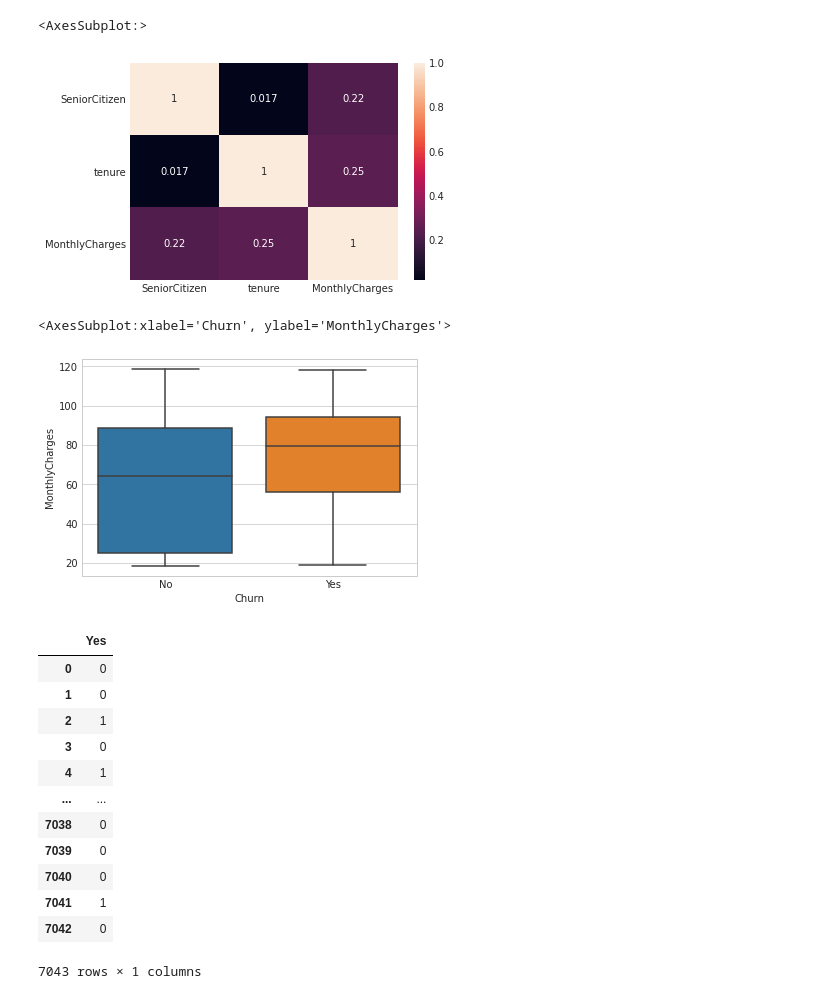
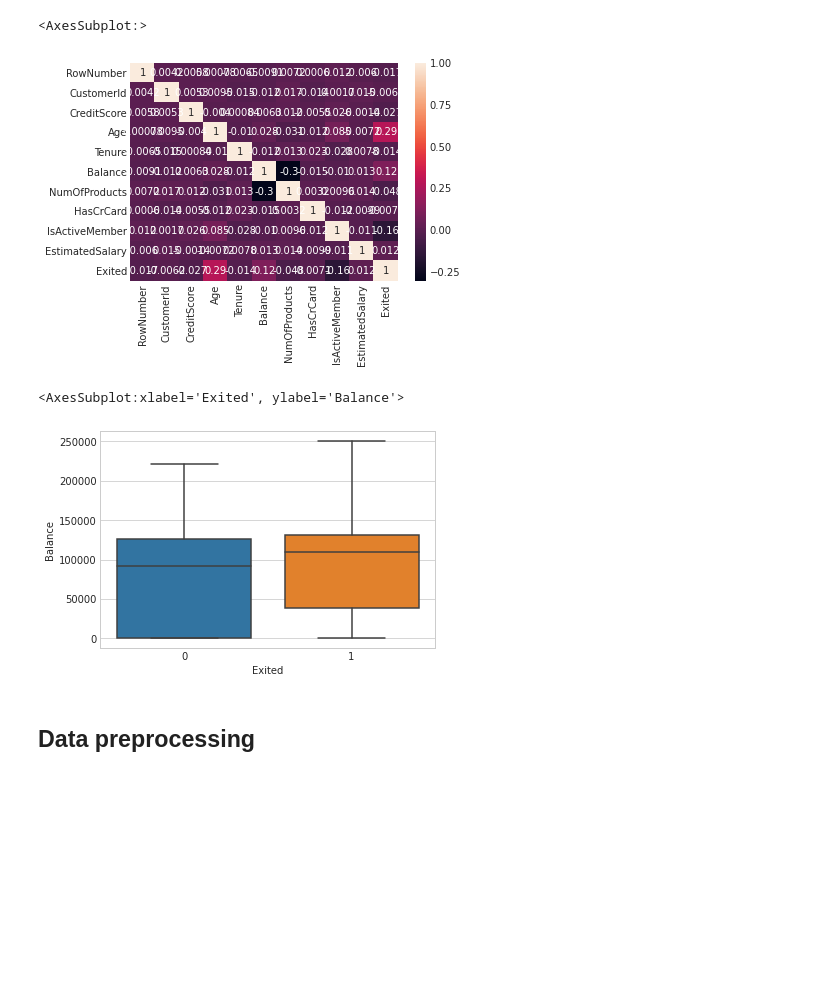
Before and after one commit to seabnavin19/MyImportance_DL_Topic, a Jupyter notebook: ANN/ANN.ipynb, the cells around one changed output. Drawn from its saved outputs; the diff is of its cells as text; code cells hidden in the pictures; blank space fills up the shorter version.

Commit message:
model training

```diff
--- a/ANN/ANN.ipynb
+++ b/ANN/ANN.ipynb
@@ -5,6 +5,6 @@ import matplotlib.pyplot as plt
 import seaborn as sns
 %matplotlib inline
 # %%
-df=pd.read_csv("../Datasets/customer_churn.csv")
+df=pd.read_csv("../Datasets/Churn_Modelling.csv")
 df.head()
 # %% [output]
@@ -54,10 +32,10 @@ dtype: object
 sns.heatmap(df.corr(),annot=True)
 # %% [output]
 <AxesSubplot:>
-[figure, old version]
+[figure, new version]
 # %%
-sns.boxplot(x="Churn",y="MonthlyCharges",data=df)
+sns.boxplot(x="Exited",y="Balance",data=df)
 # %% [output]
-<AxesSubplot:xlabel='Churn', ylabel='MonthlyCharges'>
+<AxesSubplot:xlabel='Exited', ylabel='Balance'>
-[figure, old version]
+[figure, new version]
 # %%
@@ -65,3 +43,5 @@ df.drop(["customerID"],inplace=True,axis=1)
+# %% [markdown]
+## Data preprocessing
 # %%
 #get dummies value of all categories variable
 all_dummies=[]
@@ -71,19 +51,3 @@ for col in df.columns:
         col_dummies=pd.get_dummies(df[col],drop_first=True)
         object_cols.append(col)
         all_dummies.append(col_dummies)
-# %%
-all_dummies[-2]
-# %% [output]
-|  | Yes |
-| 0 | 0 |
-| 1 | 0 |
-| 2 | 1 |
-| 3 | 0 |
-| 4 | 1 |
-| ... | ... |
-| 7038 | 0 |
-| 7039 | 0 |
-| 7040 | 0 |
-| 7041 | 1 |
-| 7042 | 0 |
-7043 rows × 1 columns
```
Also changed, not shown: parts of 15 cells of this notebook, 1 other file.
